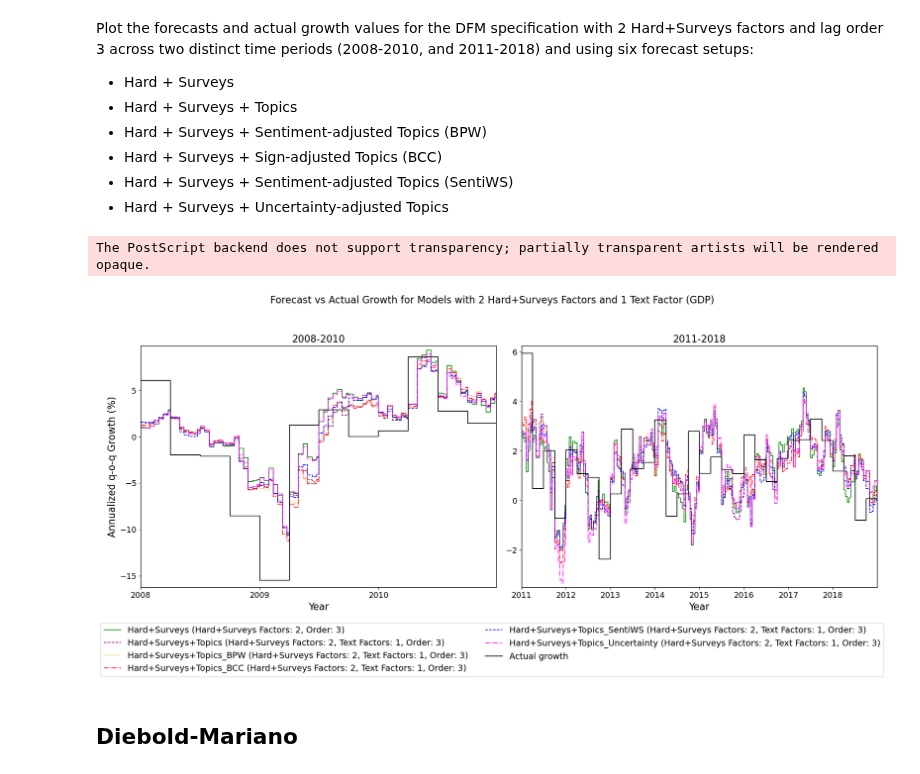
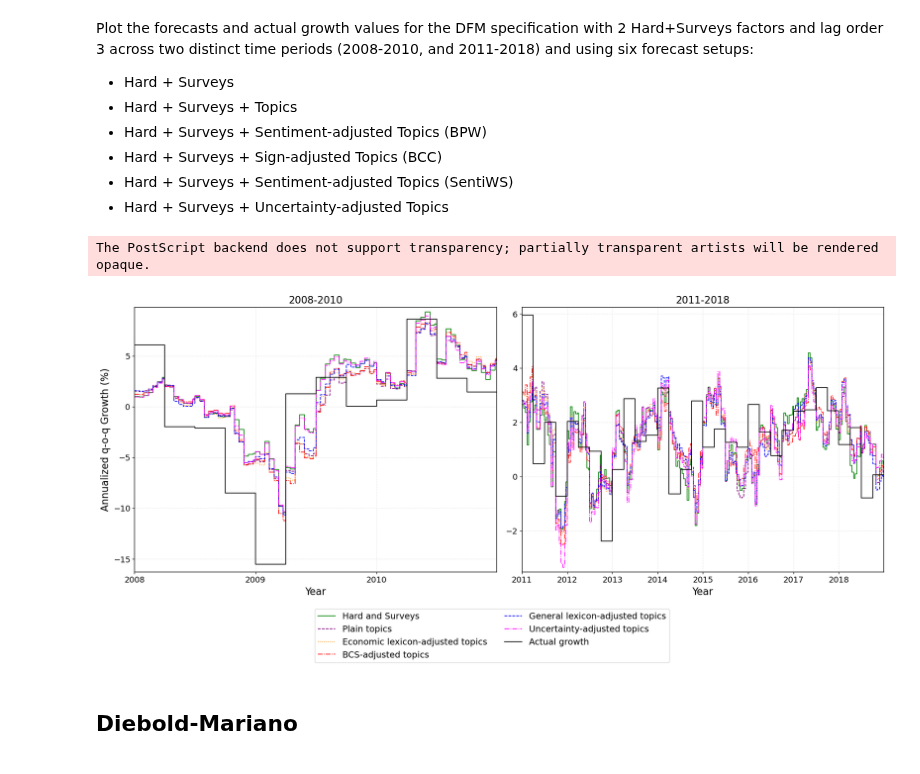
Before and after one commit to MashenkaOkuneva/nowcasting_with_text, a Jupyter notebook: dfm/experiments/additional_plots/Plot14_hard_surveys_vs_topics_vs_topics_BPW_sentiws_unc_2007_200_all_vs_topics_BCC_2009_200_all_selected_Separate_GDP_update.ipynb, the cells around one changed output. Saved outputs shown, nothing was run; the diff lists cells and outputs as text; code cells hidden in the pictures.

Commit message:
Update figures for the paper.

```diff
--- a/dfm/experiments/additional_plots/Plot14_hard_surveys_vs_topics_vs_topics_BPW_sentiws_unc_2007_200_all_vs_topics_BCC_2009_200_all_selected_Separate_GDP_update.ipynb
+++ b/dfm/experiments/additional_plots/Plot14_hard_surveys_vs_topics_vs_topics_BPW_sentiws_unc_2007_200_all_vs_topics_BCC_2009_200_all_selected_Separate_GDP_update.ipynb
@@ -464,6 +464,8 @@ fig, axs = plt.subplots(1, 2, figsize=(20, 8))
 
 # Loop over each period and corresponding subplot axis
 for ax, (period_label, period_filter) in zip(axs, periods.items()):
+
+    ax.grid(True, which='major', axis='both', linestyle='--', alpha=0.5)
 
     # Hard+Surveys model (solid line)
 
@@ -687,6 +689,8 @@ for ax, (period_label, period_filter) in zip(axs, periods.items()):
     ax.set_xticks([1, 2, 3])
     ax.set_xlim(0.9, 4.1)
     ax.set_title(f"{period_label}")
+    ax.tick_params(axis='x', pad=6)
+    ax.tick_params(axis='y', pad=6)
 
     # Set y-axis limits individually based on each subplot's data range
     y_min = min(min(y_extended_hard_surveys), min(y_extended_topics), min(y_extended_topics_bpw), min(y_extended_topics_bcc), min(y_extended_topics_sentiws), min(y_extended_topics_unc))
@@ -735,6 +739,22 @@ import numpy as np
 import pandas as pd
 import matplotlib.pyplot as plt
 from matplotlib.lines import Line2D
+import matplotlib as mpl
+
+mpl.rcParams.update({
+    'font.size': 14,
+    'axes.labelsize': 16,
+    'axes.titlesize': 16,
+    'xtick.labelsize': 13,
+    'ytick.labelsize': 13,
+    'legend.fontsize': 13,
+    'axes.edgecolor': 'black',
+    'axes.linewidth': 1.0,
+    'grid.color': '0.85',
+    'grid.linestyle': '--',
+    'grid.linewidth': 0.8,
+    'axes.axisbelow': True,
+})
 
 # Convert quarter strings like "2008-03" into a float (e.g. 2008.00 for Q1, 2008.25 for Q2, etc.)
 def quarter_to_float(q_str):
@@ -810,11 +830,15 @@ order_topics_bcc = 3
 order_topics_sentiws = 3
 order_topics_unc = 3
 
+plt.rcParams.update({'font.size': 14})
+
 # Create a figure with 1 row and 2 columns (one subplot per period)
 fig, axs = plt.subplots(1, 2, figsize=(18, 8))
 
 # Loop over each period configuration to create the subplots
 for ax, (period_label, config) in zip(axs, period_configs.items()):
+
+    ax.grid(True, which='major', axis='both', linestyle='--', alpha=0.5)
 
     # Extend the actual growth arrays so that the step function continues until the end of the x-axis
     if period_label in ["2011-2018"]:
@@ -1026,42 +1050,42 @@ for ax, (period_label, config) in zip(axs, period_configs.items()):
     y_topics_bpw_filtered = filter_points(x_fore_topics_bpw, y_fore_topics_bpw, x_min, x_max)
     y_topics_bcc_filtered = filter_points(x_fore_topics_bcc, y_fore_topics_bcc, x_min, x_max)
     y_topics_sentiws_filtered = filter_points(x_fore_topics_sentiws, y_fore_topics_sentiws, x_min, x_max)
     y_topics_unc_filtered = filter_points(x_fore_topics_unc, y_fore_topics_unc, x_min, x_max)
     y_act_filtered = filter_points(x_act_extended, y_act_extended, x_min, x_max)
 
     # Combine all filtered y-values
     combined_y = y_hard_surveys_filtered + y_topics_filtered + y_topics_bpw_filtered + y_topics_bcc_filtered + y_topics_sentiws_filtered + y_topics_unc_filtered + y_act_filtered
     ax.set_ylim(1.05 * min(combined_y), 1.05 * max(combined_y))
 
     if ax == axs[0]:
         ax.set_ylabel("Annualized q-o-q Growth (%)")
 
 # Create a common legend for the entire figure
 handles = [
-    Line2D([], [], color='green', lw=1.2, label=f"Hard+Surveys (Hard+Surveys Factors: {number_HS}, Order: {order_hard_surveys})"),
-    Line2D([], [], color='purple', lw=1.2, linestyle='--', label=f"Hard+Surveys+Topics (Hard+Surveys Factors: {number_HS}, Text Factors: 1, Order: {order_topics})"),
-    Line2D([], [], color='darkorange', lw=1.2, linestyle=':', label=f"Hard+Surveys+Topics_BPW (Hard+Surveys Factors: {number_HS_bpw}, Text Factors: 1, Order: {order_topics_bpw})"),
-    Line2D([], [], color='red', lw=1.2, linestyle='-.', label=f"Hard+Surveys+Topics_BCC (Hard+Surveys Factors: {number_HS_bcc}, Text Factors: 1, Order: {order_topics_bcc})"),
-    Line2D([], [], color='blue', lw=1.2, linestyle='--', label=f"Hard+Surveys+Topics_SentiWS (Hard+Surveys Factors: {number_HS_sentiws}, Text Factors: 1, Order: {order_topics_sentiws})"),
-    Line2D([], [], color='magenta', lw=1.2, linestyle='-.', label=f"Hard+Surveys+Topics_Uncertainty (Hard+Surveys Factors: {number_HS_unc}, Text Factors: 1, Order: {order_topics_unc})"),
+    Line2D([], [], color='green', lw=1.2, label=f"Hard and Surveys"),
+    Line2D([], [], color='purple', lw=1.2, linestyle='--', label=f"Plain topics"),
+    Line2D([], [], color='darkorange', lw=1.2, linestyle=':', label=f"Economic lexicon-adjusted topics"),
+    Line2D([], [], color='red', lw=1.2, linestyle='-.', label=f"BCS-adjusted topics"),
+    Line2D([], [], color='blue', lw=1.2, linestyle='--', label=f"General lexicon-adjusted topics"),
+    Line2D([], [], color='magenta', lw=1.2, linestyle='-.', label=f"Uncertainty-adjusted topics"),
     Line2D([], [], color='black', lw=1.2, label="Actual growth")
 
 ]
 fig.legend(handles=handles, loc="lower center", bbox_to_anchor=(0.5, -0.12), ncol=2, prop={'size': 14})
 
-plt.suptitle(f"Forecast vs Actual Growth for Models with {number_HS} Hard+Surveys Factors and 1 Text Factor ({q_var})", fontsize=16)
+#plt.suptitle(f"Forecast vs Actual Growth for Models with {number_HS} Hard+Surveys Factors and 1 Text Factor ({q_var})", fontsize=16)
 plt.tight_layout(rect=[0, 0.05, 1, 0.95])
 
 # Create the output directory if it doesn't exist and save the combined figure as PNG and EPS
 output_dir = f"DFM_surveys_vs_all_sep_factors_{q_var}"
 os.makedirs(output_dir, exist_ok=True)
-base_filename = os.path.join(output_dir, f"DFM_surv_vs_all_SF_FVA_allPeriods_{q_var}_2F")
+base_filename = os.path.join(output_dir, f"DFM_surv_vs_all_SF_FVA_allPeriods_{q_var}_2F_update")
 plt.savefig(f"{base_filename}.png", format="png", bbox_inches="tight")
 plt.savefig(f"{base_filename}.eps", format="eps", bbox_inches="tight")
 plt.show()
 # %% [output]
 The PostScript backend does not support transparency; partially transparent artists will be rendered opaque.
-[figure, old version]
+[figure, new version]
 # %% [markdown]
 ## Diebold-Mariano
 # %% [markdown]
```
Also changed, not shown: parts of 1 cell of this notebook, 9 other files.
